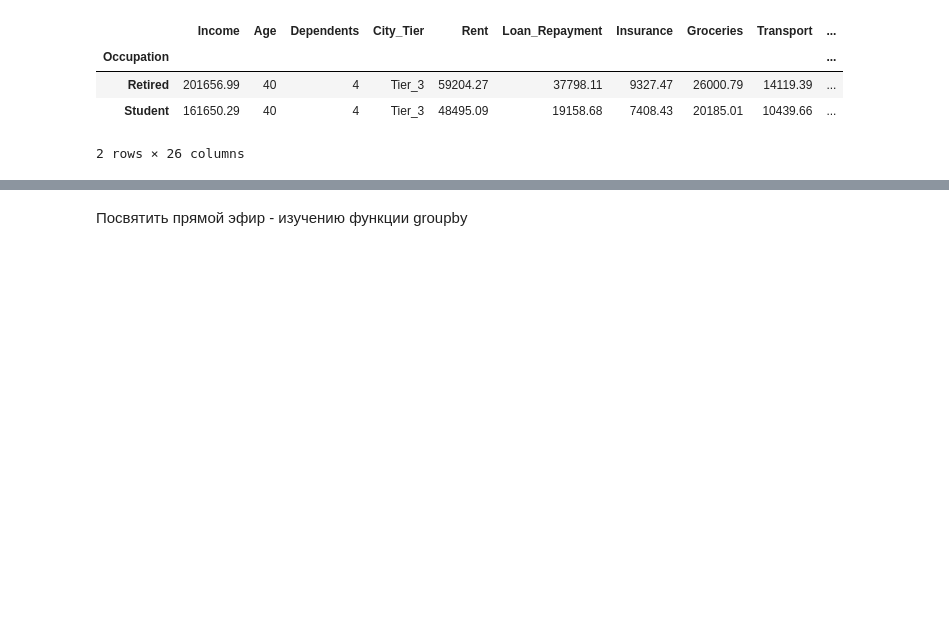
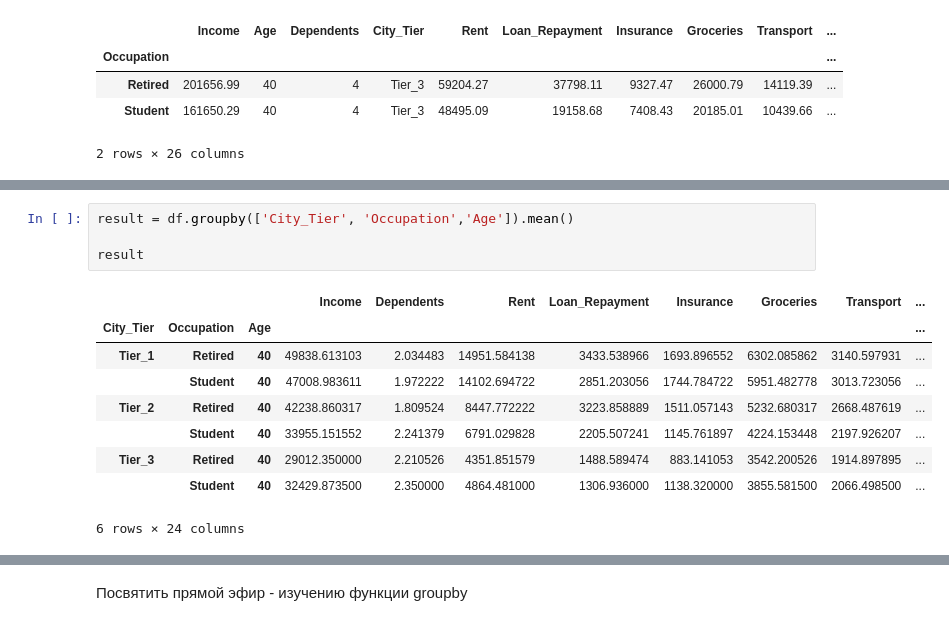
Before and after one commit to mks2607/Data_mks, a Jupyter notebook: Indian_Personal_Finance_and_Spending_Habits.ipynb, the cells around one changed output, grey strips where cells are left out. Saved outputs shown, nothing was run; the diff lists cells and outputs as text; blank space fills up the shorter version.

```diff
--- a/Indian_Personal_Finance_and_Spending_Habits.ipynb
+++ b/Indian_Personal_Finance_and_Spending_Habits.ipynb
@@ -227,0 +254,14 @@ grouped_max
+# %%
+result = df.groupby(['City_Tier', 'Occupation','Age']).mean()
+
+result
+# %% [output]
+|  |  |  | Income | Dependents | Rent | Loan_Repayment | Insurance | Groceries | Transport | ... |
+| City_Tier | Occupation | Age |  |  |  |  |  |  |  | ... |
+| Tier_1 | Retired | 40 | 49838.613103 | 2.034483 | 14951.584138 | 3433.538966 | 1693.896552 | 6302.085862 | 3140.597931 | ... |
+|  | Student | 40 | 47008.983611 | 1.972222 | 14102.694722 | 2851.203056 | 1744.784722 | 5951.482778 | 3013.723056 | ... |
+| Tier_2 | Retired | 40 | 42238.860317 | 1.809524 | 8447.772222 | 3223.858889 | 1511.057143 | 5232.680317 | 2668.487619 | ... |
+|  | Student | 40 | 33955.151552 | 2.241379 | 6791.029828 | 2205.507241 | 1145.761897 | 4224.153448 | 2197.926207 | ... |
+| Tier_3 | Retired | 40 | 29012.350000 | 2.210526 | 4351.851579 | 1488.589474 | 883.141053 | 3542.200526 | 1914.897895 | ... |
+|  | Student | 40 | 32429.873500 | 2.350000 | 4864.481000 | 1306.936000 | 1138.320000 | 3855.581500 | 2066.498500 | ... |
+6 rows × 24 columns
```
Also changed, not shown: parts of 10 cells of this notebook.
